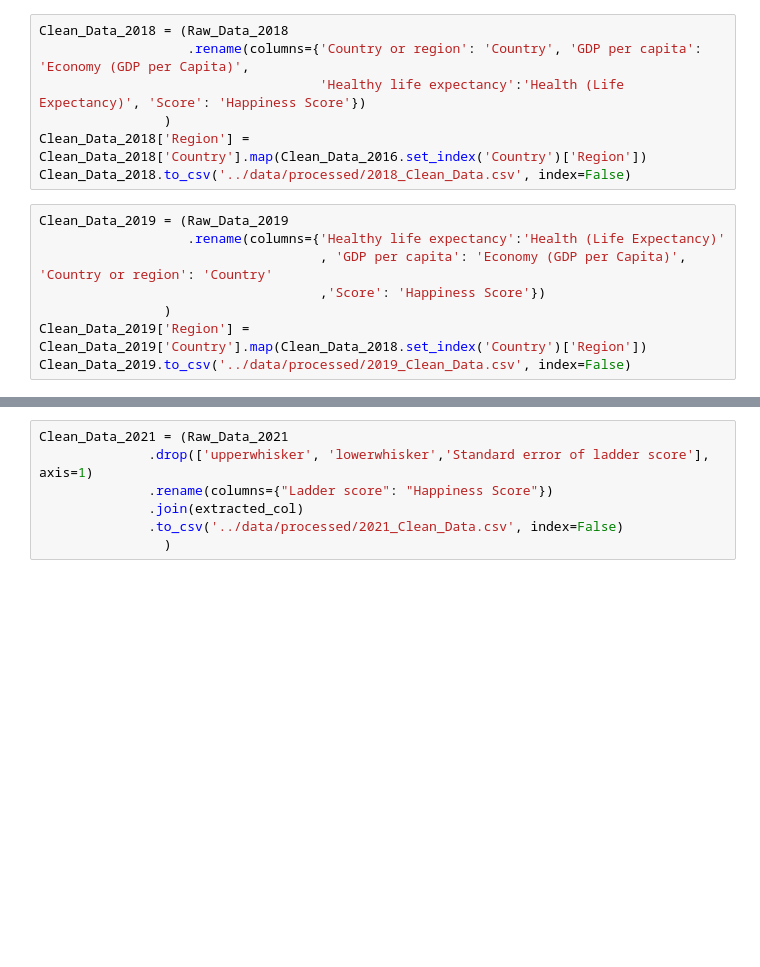
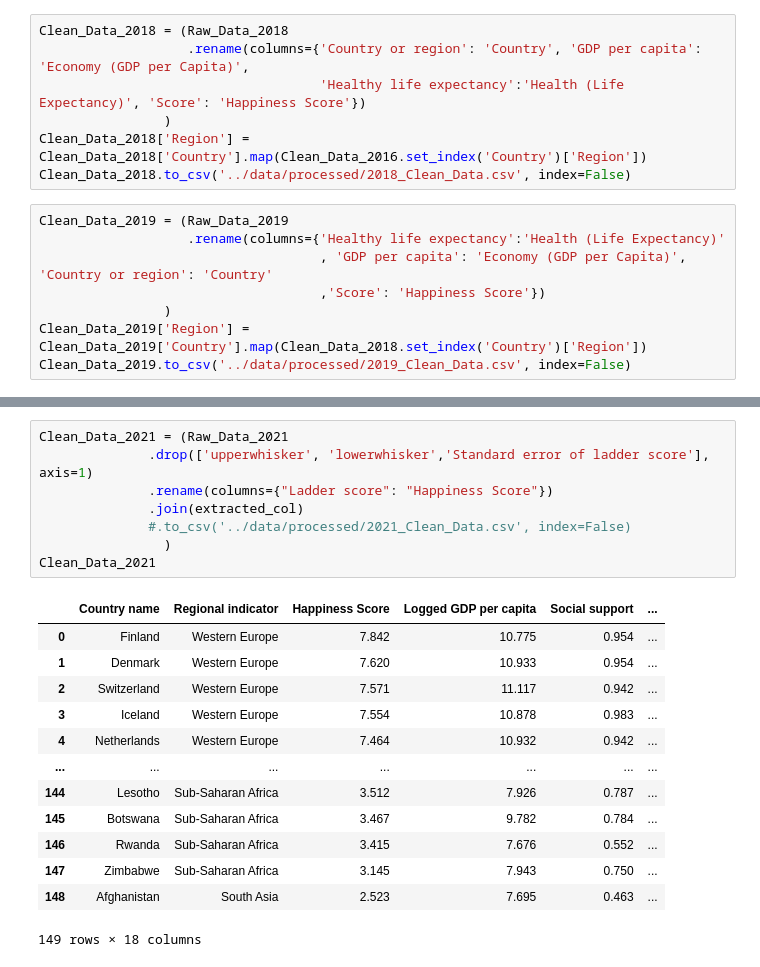
Before and after one commit to ubco-W2022T2-data301/project-group-group100, a Jupyter notebook: data/DataCleaner.ipynb, the cells around one changed output, grey strips where cells are left out. Saved outputs shown, nothing was run; the diff lists cells and outputs as text; blank space fills up the shorter version.

```diff
--- a/data/DataCleaner.ipynb
+++ b/data/DataCleaner.ipynb
@@ -60,10 +75,25 @@ Clean_Data_2020 = (Raw_Data_2020
 # %%
 Clean_Data_2021 = (Raw_Data_2021
               .drop(['upperwhisker', 'lowerwhisker','Standard error of ladder score'], axis=1)
               .rename(columns={"Ladder score": "Happiness Score"})
               .join(extracted_col)
-              .to_csv('../data/processed/2021_Clean_Data.csv', index=False)
+              #.to_csv('../data/processed/2021_Clean_Data.csv', index=False)
                 )
+Clean_Data_2021
+# %% [output]
+|  | Country name | Regional indicator | Happiness Score | Logged GDP per capita | Social support | ... |
+| 0 | Finland | Western Europe | 7.842 | 10.775 | 0.954 | ... |
+| 1 | Denmark | Western Europe | 7.620 | 10.933 | 0.954 | ... |
+| 2 | Switzerland | Western Europe | 7.571 | 11.117 | 0.942 | ... |
+| 3 | Iceland | Western Europe | 7.554 | 10.878 | 0.983 | ... |
+| 4 | Netherlands | Western Europe | 7.464 | 10.932 | 0.942 | ... |
+| ... | ... | ... | ... | ... | ... | ... |
+| 144 | Lesotho | Sub-Saharan Africa | 3.512 | 7.926 | 0.787 | ... |
+| 145 | Botswana | Sub-Saharan Africa | 3.467 | 9.782 | 0.784 | ... |
+| 146 | Rwanda | Sub-Saharan Africa | 3.415 | 7.676 | 0.552 | ... |
+| 147 | Zimbabwe | Sub-Saharan Africa | 3.145 | 7.943 | 0.750 | ... |
+| 148 | Afghanistan | South Asia | 2.523 | 7.695 | 0.463 | ... |
+149 rows × 18 columns
 # %%
 Clean_Data_2022 = (Raw_Data_2022
               .drop(['Whisker-high', 'Whisker-low'], axis=1)
```
Also changed, not shown: parts of 3 cells of this notebook, 1 other file.
